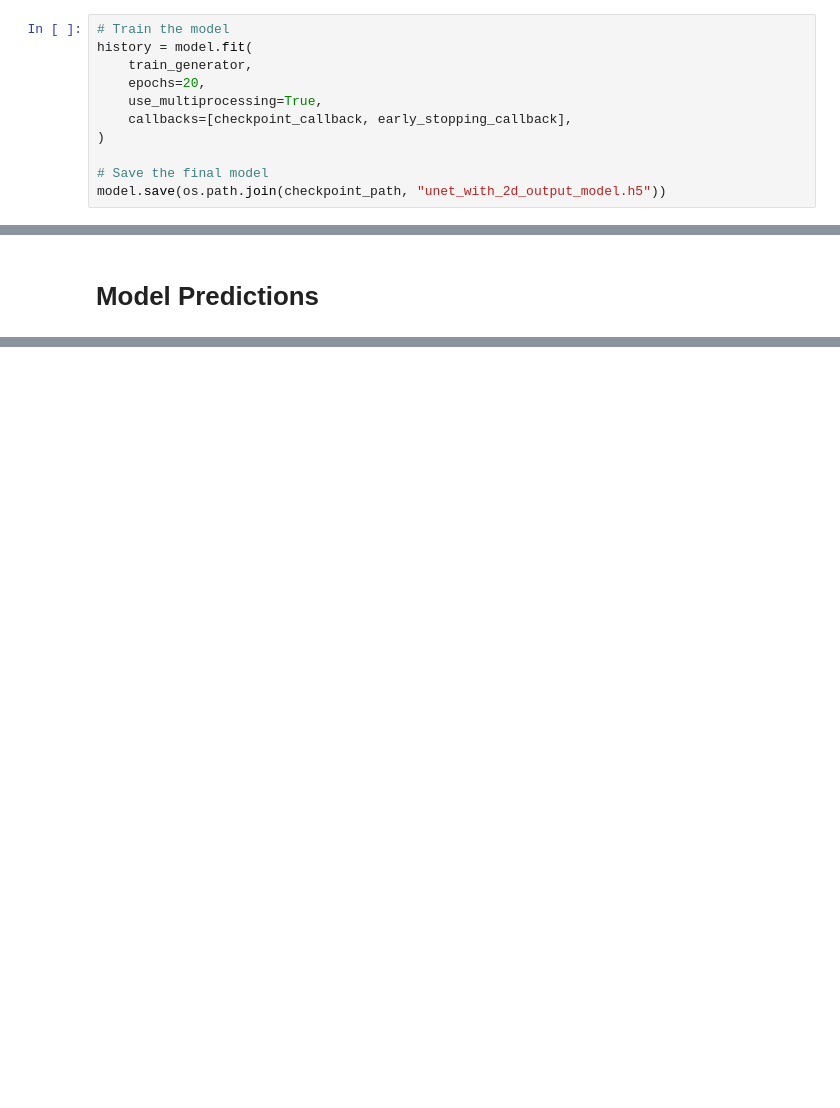
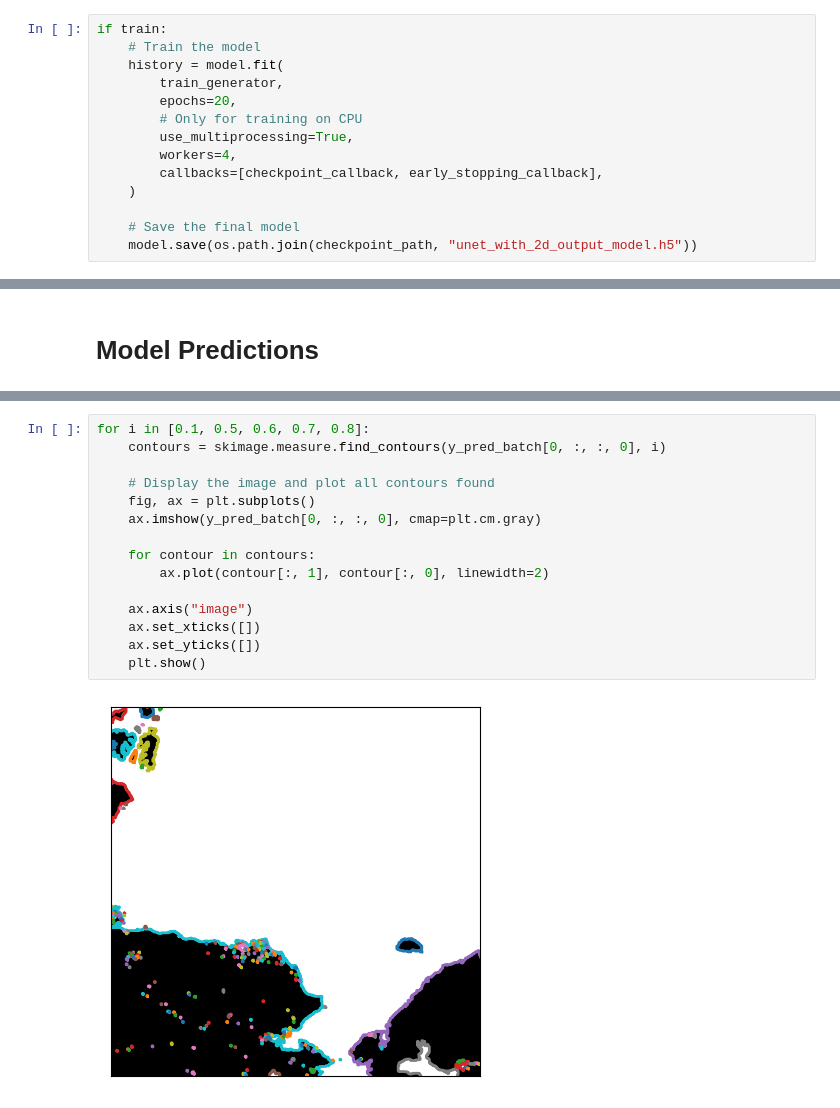
Before and after one commit to NOAA-HES-Capstone/icedyno, a Jupyter notebook: unet_model/jbacon_unet_modeling.ipynb, the cells around one changed output, grey strips where cells are left out. Cells and saved outputs as stored; diff of their text form; blank space fills up the shorter version.

Commit message:
Unet: Added to environment, continuted prototyping work with sobel based targets, finished prototype of jitted metric functions

```diff
--- a/unet_model/jbacon_unet_modeling.ipynb
+++ b/unet_model/jbacon_unet_modeling.ipynb
@@ -465,13 +462,16 @@ Trainable params: 35,953
 Non-trainable params: 0
 __________________________________________________________________________________________________
 # %%
-# Train the model
-history = model.fit(
-    train_generator,
-    epochs=20,
-    use_multiprocessing=True,
-    callbacks=[checkpoint_callback, early_stopping_callback],
-)
+if train:
+    # Train the model
+    history = model.fit(
+        train_generator,
+        epochs=20,
+        # Only for training on CPU
+        use_multiprocessing=True,
+        workers=4,
+        callbacks=[checkpoint_callback, early_stopping_callback],
+    )
 
-# Save the final model
-model.save(os.path.join(checkpoint_path, "unet_with_2d_output_model.h5"))
+    # Save the final model
+    model.save(os.path.join(checkpoint_path, "unet_with_2d_output_model.h5"))
@@ -660,0 +579,17 @@ np.all(0 <= y_pred_batch) & np.all(y_pred_batch <= 1)
+# %%
+for i in [0.1, 0.5, 0.6, 0.7, 0.8]:
+    contours = skimage.measure.find_contours(y_pred_batch[0, :, :, 0], i)
+
+    # Display the image and plot all contours found
+    fig, ax = plt.subplots()
+    ax.imshow(y_pred_batch[0, :, :, 0], cmap=plt.cm.gray)
+
+    for contour in contours:
+        ax.plot(contour[:, 1], contour[:, 0], linewidth=2)
+
+    ax.axis("image")
+    ax.set_xticks([])
+    ax.set_yticks([])
+    plt.show()
+# %% [output]
+[figure, added]
```
Also changed, not shown: parts of 44 cells of this notebook, 3 other files.
